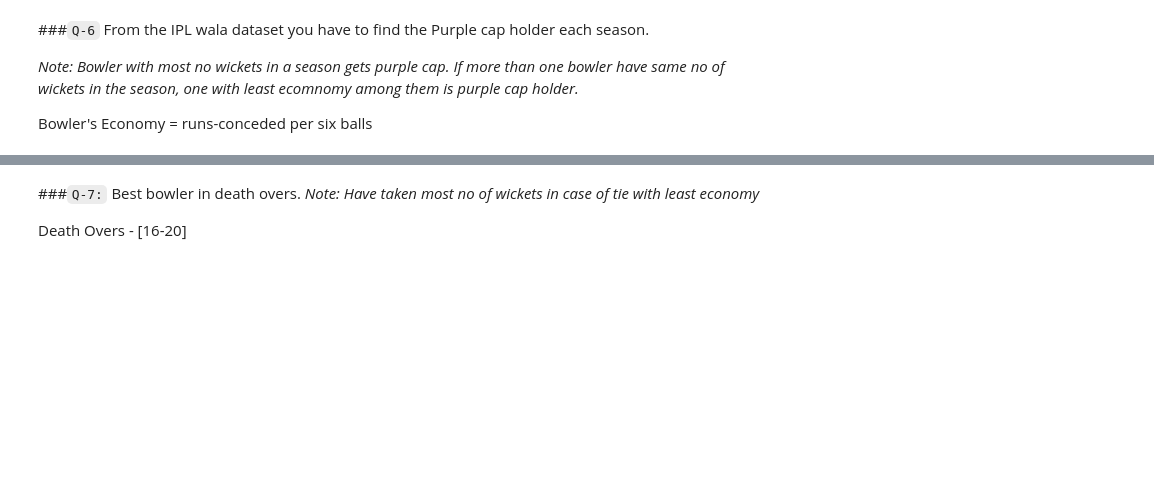
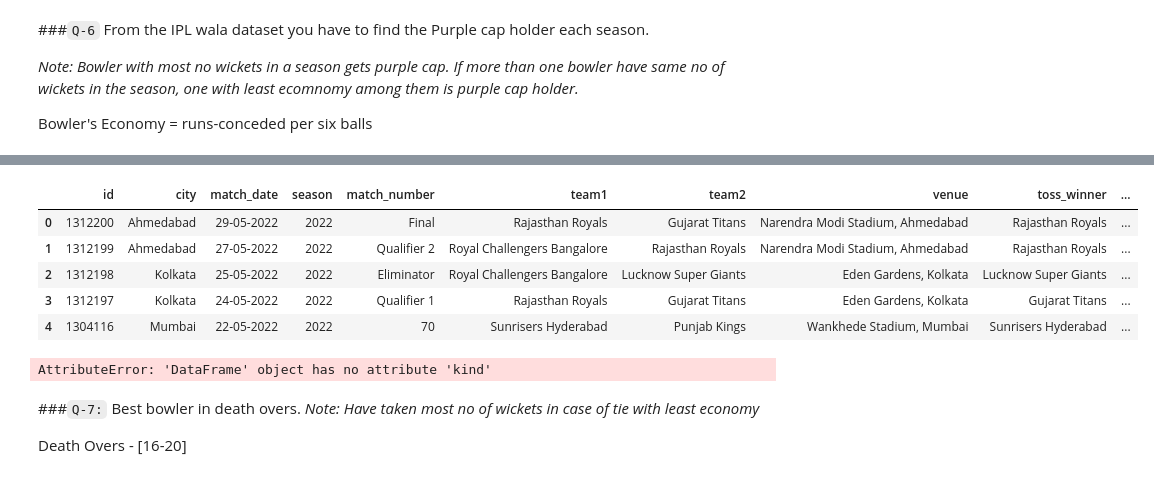
Before and after one commit to aka-ish/Machine-Learning-Notes, a Jupyter notebook: session_20_task.ipynb, the cells around one changed output, grey strips where cells are left out. Drawn from its saved outputs; the diff is of its cells as text; code cells hidden in the pictures; blank space fills up the shorter version.

```diff
--- a/session_20_task.ipynb
+++ b/session_20_task.ipynb
@@ -59,3 +100,22 @@ Bowler's Economy = runs-conceded per six balls
+# %%
+matches.head()
+# %% [output]
+|  | id | city | match_date | season | match_number | team1 | team2 | venue | toss_winner | ... |
+| 0 | 1312200 | Ahmedabad | 29-05-2022 | 2022 | Final | Rajasthan Royals | Gujarat Titans | Narendra Modi Stadium, Ahmedabad | Rajasthan Royals | ... |
+| 1 | 1312199 | Ahmedabad | 27-05-2022 | 2022 | Qualifier 2 | Royal Challengers Bangalore | Rajasthan Royals | Narendra Modi Stadium, Ahmedabad | Rajasthan Royals | ... |
+| 2 | 1312198 | Kolkata | 25-05-2022 | 2022 | Eliminator | Royal Challengers Bangalore | Lucknow Super Giants | Eden Gardens, Kolkata | Lucknow Super Giants | ... |
+| 3 | 1312197 | Kolkata | 24-05-2022 | 2022 | Qualifier 1 | Rajasthan Royals | Gujarat Titans | Eden Gardens, Kolkata | Gujarat Titans | ... |
+| 4 | 1304116 | Mumbai | 22-05-2022 | 2022 | 70 | Sunrisers Hyderabad | Punjab Kings | Wankhede Stadium, Mumbai | Sunrisers Hyderabad | ... |
+# %%
+season_df = balls.merge(matches[['id','season']],on='id')
+season_df['IsBowlerWicket'] = season_df.kind.apply(lambda x: 1 if x in ['caught','caught and bowled', 'bowled', 'stumped','lbw','hit wicket'] else 0)
+season_df['BowlerRun'] = season_df.extra_type.apply(lambda x: 0 if x in ["legbyes",'byes'] else 1) * season_df['total_run']
+season_df['IsLegalBall'] = season_df.extra_type.apply(lambda x: 0 if x in ['wides','noballs'] else 1)
+pcapdf = season_df.groupby(["Season","bowler"], as_index=False)[['IsBowlerWicket','BowlerRun','IsLegalBall']].sum()
+pcapdf['Economy'] = pcapdf['BowlerRun'] / pcapdf['IsLegalBall'] * 6
+pcapdf.sort_values(['IsBowlerWicket','Economy'], ascending=[False,True]).drop_duplicates("Season", keep = "first").sort_values("Season")
+# %% [output]
+AttributeError: 'DataFrame' object has no attribute 'kind'
 # %% [markdown]
 ###`Q-7:` Best bowler in death overs.
 *Note: Have taken most no of wickets in case of tie with least economy*
```
Also changed, not shown: parts of 11 cells of this notebook.
